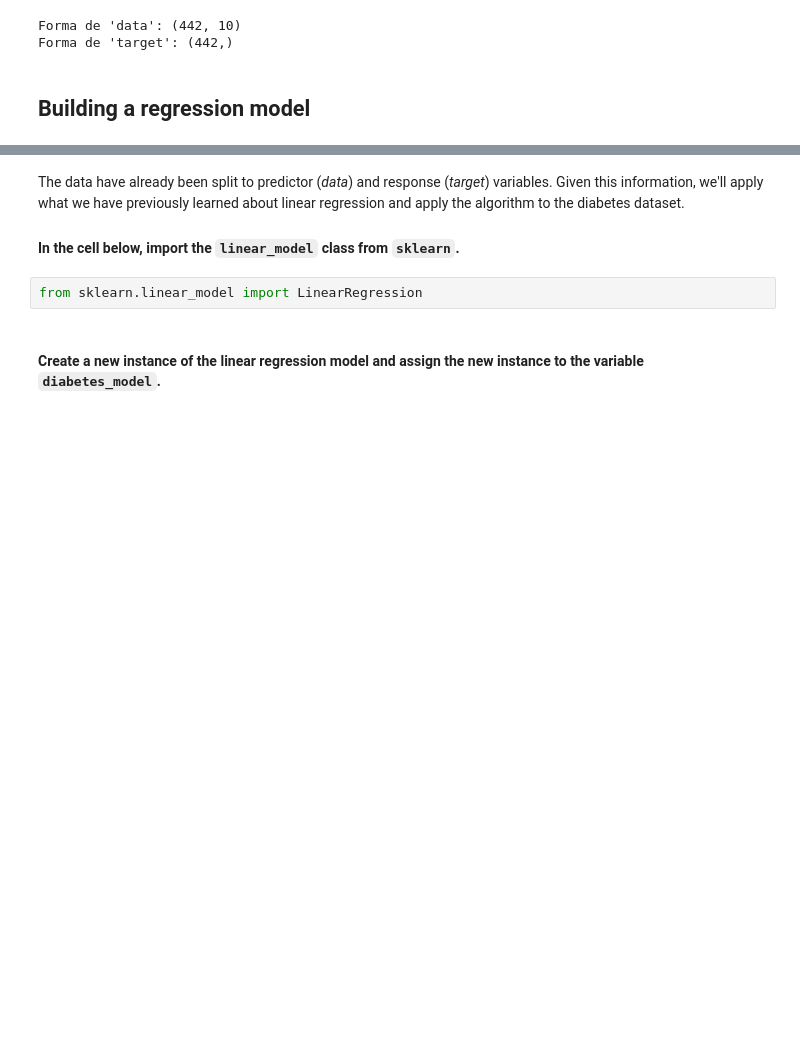
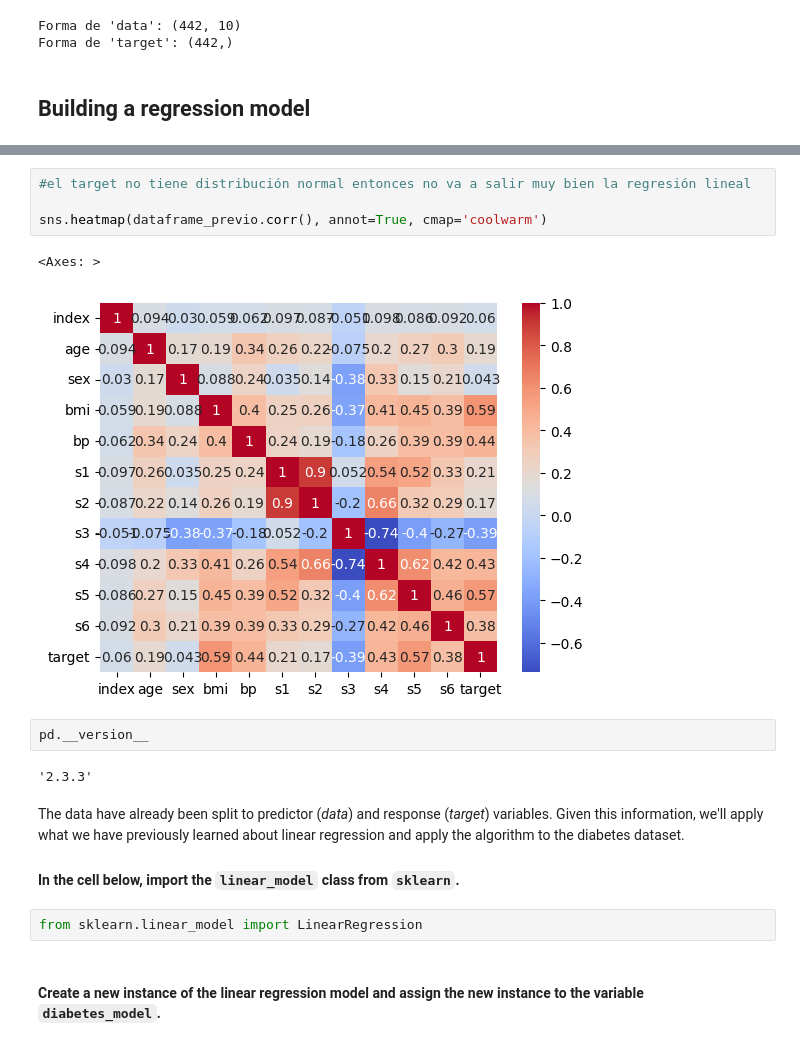
Before and after one commit to larasarasola2-maker/2026-10-BILBAO-FT-Data-Science, a Jupyter notebook: 3-Machine_Learning/1-Supervisado/1-Regression/1-Linear_Regression/ejercicios/2 Diabetes_Lara.ipynb, the cells around one changed output, grey strips where cells are left out. Saved outputs shown, nothing was run; the diff lists cells and outputs as text; blank space fills up the shorter version.

```diff
--- a/3-Machine_Learning/1-Supervisado/1-Regression/1-Linear_Regression/ejercicios/2 Diabetes_Lara.ipynb
+++ b/3-Machine_Learning/1-Supervisado/1-Regression/1-Linear_Regression/ejercicios/2 Diabetes_Lara.ipynb
@@ -107,3 +180,14 @@ Forma de 'target': (442,)
+# %%
+#el target no tiene distribución normal entonces no va a salir muy bien la regresión lineal
+
+sns.heatmap(dataframe_previo.corr(), annot=True, cmap='coolwarm')
+# %% [output]
+<Axes: >
+[figure, added]
+# %%
+pd.__version__
+# %% [output]
+'2.3.3'
 # %% [markdown]
 The data have already been split to predictor (*data*) and response (*target*) variables. Given this information, we'll apply what we have previously learned about linear regression and apply the algorithm to the diabetes dataset.
 
```
Also changed, not shown: parts of 15 cells of this notebook, 3 other files.
